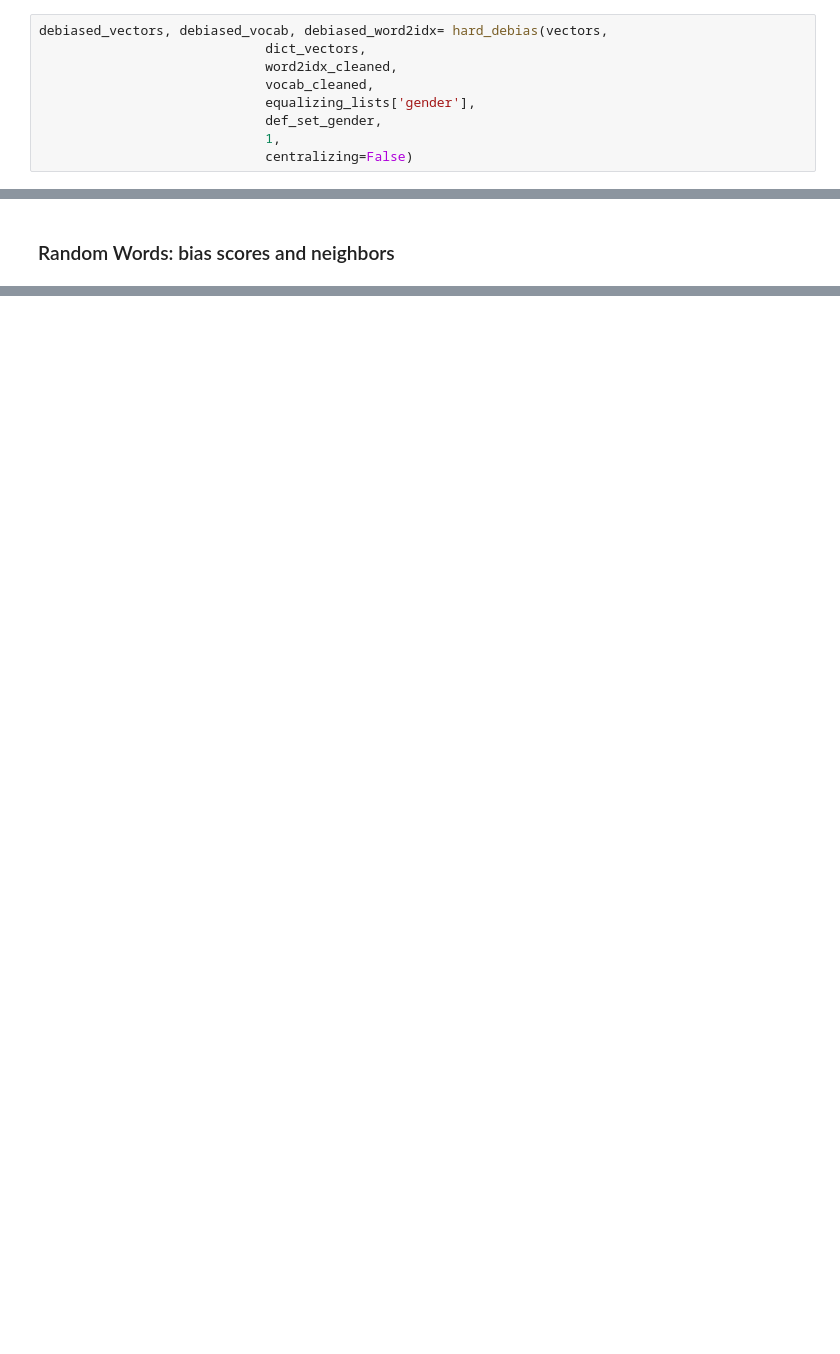
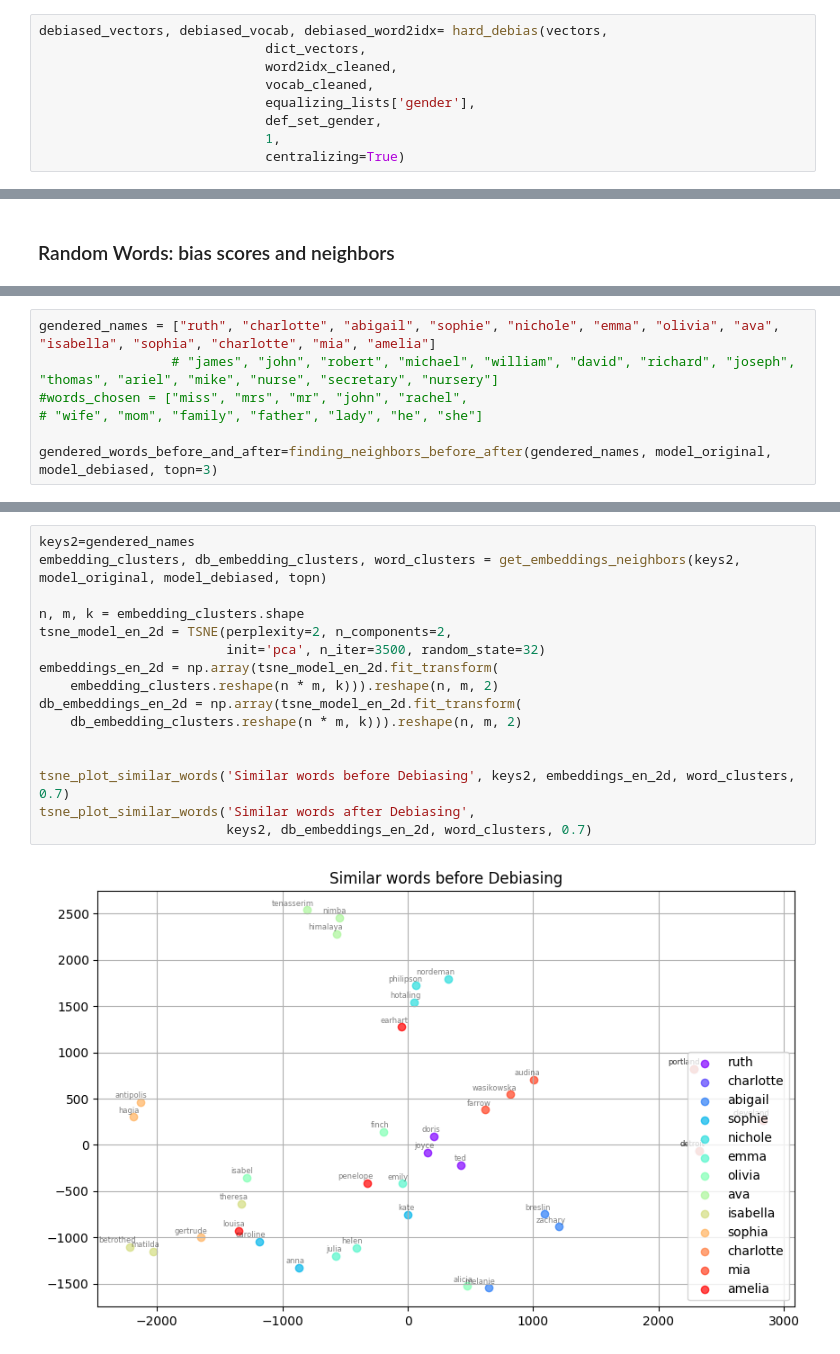
Before and after one commit to aduarte56/MT_DebiasingAlgorithms, a Jupyter notebook: RunningNotebook_HardDebias.ipynb, the cells around one changed output, grey strips where cells are left out. Drawn from its saved outputs; the diff is of its cells as text; blank space fills up the shorter version.

```diff
--- a/RunningNotebook_HardDebias.ipynb
+++ b/RunningNotebook_HardDebias.ipynb
@@ -131,5 +131,5 @@ debiased_vectors, debiased_vocab, debiased_word2idx= hard_debias(vectors,
                              equalizing_lists['gender'],
                              def_set_gender,
                              1,
-                             centralizing=False)
+                             centralizing=True)
 # %% [output]
@@ -358,0 +326,7 @@ w: nursery
+# %%
+gendered_names = ["ruth", "charlotte", "abigail", "sophie", "nichole", "emma", "olivia", "ava", "isabella", "sophia", "charlotte", "mia", "amelia"]
+                 # "james", "john", "robert", "michael", "william", "david", "richard", "joseph", "thomas", "ariel", "mike", "nurse", "secretary", "nursery"]
+#words_chosen = ["miss", "mrs", "mr", "john", "rachel",
+# "wife", "mom", "family", "father", "lady", "he", "she"]
+
+gendered_words_before_and_after=finding_neighbors_before_after(gendered_names, model_original, model_debiased, topn=3)
@@ -358,0 +351,18 @@ w: nursery
+# %%
+keys2=gendered_names
+embedding_clusters, db_embedding_clusters, word_clusters = get_embeddings_neighbors(keys2, model_original, model_debiased, topn)
+
+n, m, k = embedding_clusters.shape
+tsne_model_en_2d = TSNE(perplexity=2, n_components=2,
+                        init='pca', n_iter=3500, random_state=32)
+embeddings_en_2d = np.array(tsne_model_en_2d.fit_transform(
+    embedding_clusters.reshape(n * m, k))).reshape(n, m, 2)
+db_embeddings_en_2d = np.array(tsne_model_en_2d.fit_transform(
+    db_embedding_clusters.reshape(n * m, k))).reshape(n, m, 2)
+
+
+tsne_plot_similar_words('Similar words before Debiasing', keys2, embeddings_en_2d, word_clusters, 0.7)
+tsne_plot_similar_words('Similar words after Debiasing',
+                        keys2, db_embeddings_en_2d, word_clusters, 0.7)
+# %% [output]
+[figure, added]
```
Also changed, not shown: parts of 37 cells of this notebook, 6 other files.
